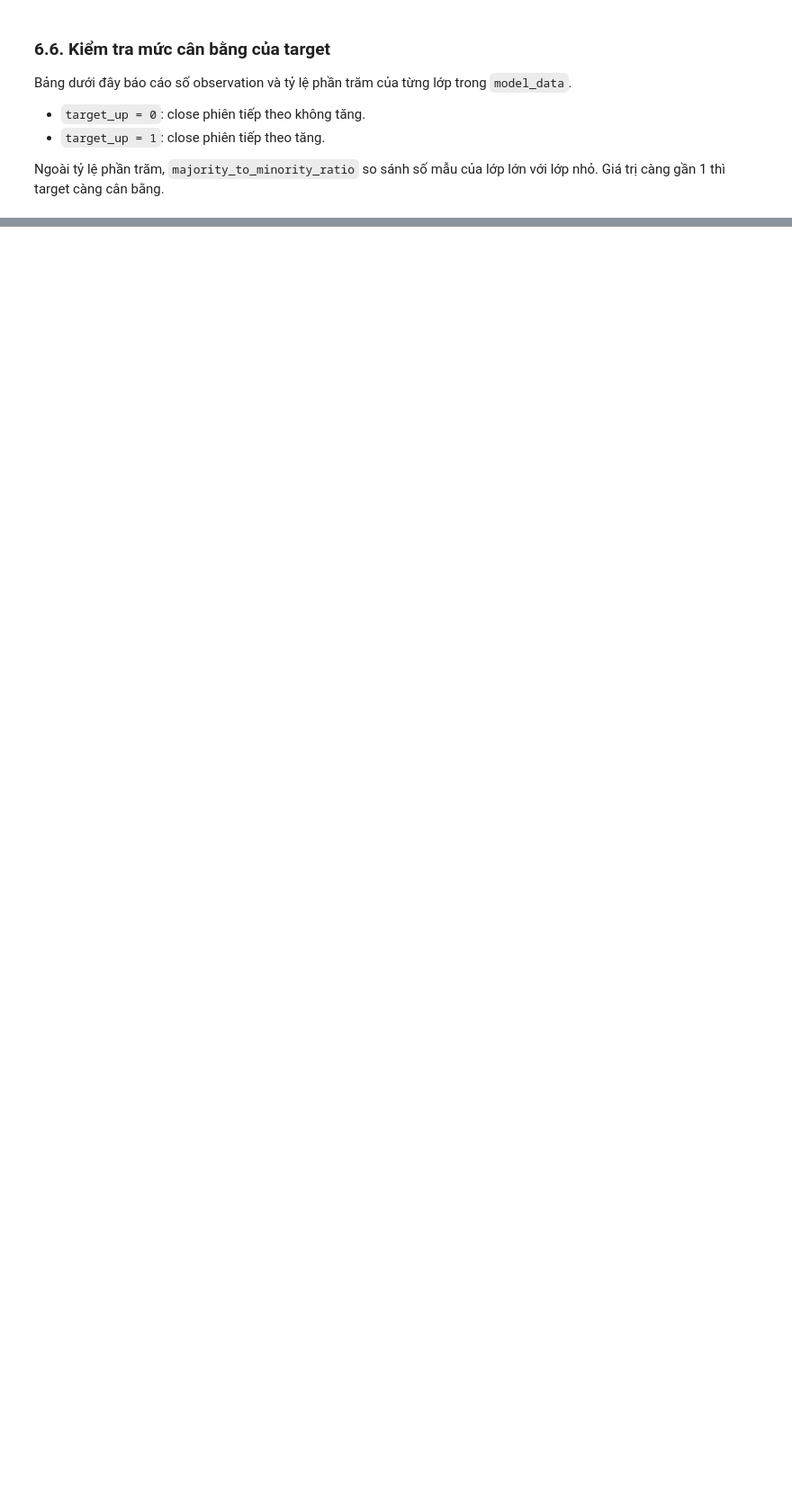
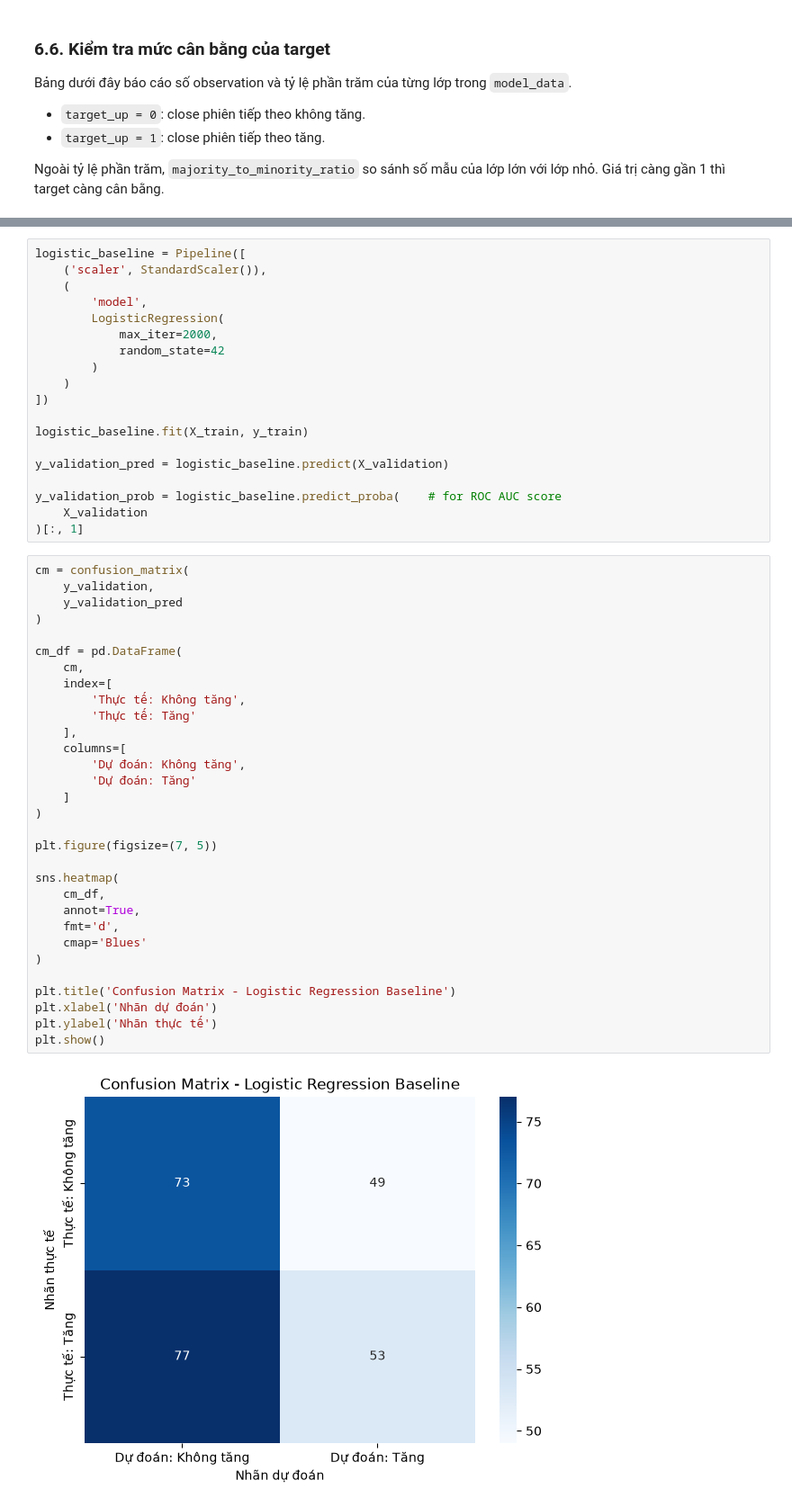
Before and after one commit to formerchild05/INT3234E_1, a Jupyter notebook: module/les3/asg/asignment3.ipynb, the cells around one changed output, grey strips where cells are left out. Shown at 90% size. Drawn from its saved outputs; the diff is of its cells as text; blank space fills up the shorter version.

Commit message:
baseline logistic regress

```diff
--- a/module/les3/asg/asignment3.ipynb
+++ b/module/les3/asg/asignment3.ipynb
@@ -598,0 +695,52 @@ plt.show()
+# %%
+logistic_baseline = Pipeline([
+    ('scaler', StandardScaler()),
+    (
+        'model',
+        LogisticRegression(
+            max_iter=2000,
+            random_state=42
+        )
+    )
+])
+
+logistic_baseline.fit(X_train, y_train)
+
+y_validation_pred = logistic_baseline.predict(X_validation)
+
+y_validation_prob = logistic_baseline.predict_proba(    # for ROC AUC score
+    X_validation
+)[:, 1]
+# %%
+cm = confusion_matrix(
+    y_validation,
+    y_validation_pred
+)
+
+cm_df = pd.DataFrame(
+    cm,
+    index=[
+        'Thực tế: Không tăng',
+        'Thực tế: Tăng'
+    ],
+    columns=[
+        'Dự đoán: Không tăng',
+        'Dự đoán: Tăng'
+    ]
+)
+
+plt.figure(figsize=(7, 5))
+
+sns.heatmap(
+    cm_df,
+    annot=True,
+    fmt='d',
+    cmap='Blues'
+)
+
+plt.title('Confusion Matrix - Logistic Regression Baseline')
+plt.xlabel('Nhãn dự đoán')
+plt.ylabel('Nhãn thực tế')
+plt.show()
+# %% [output]
+[figure, added]
```
Also changed, not shown: parts of 10 cells of this notebook, 2 other files.
